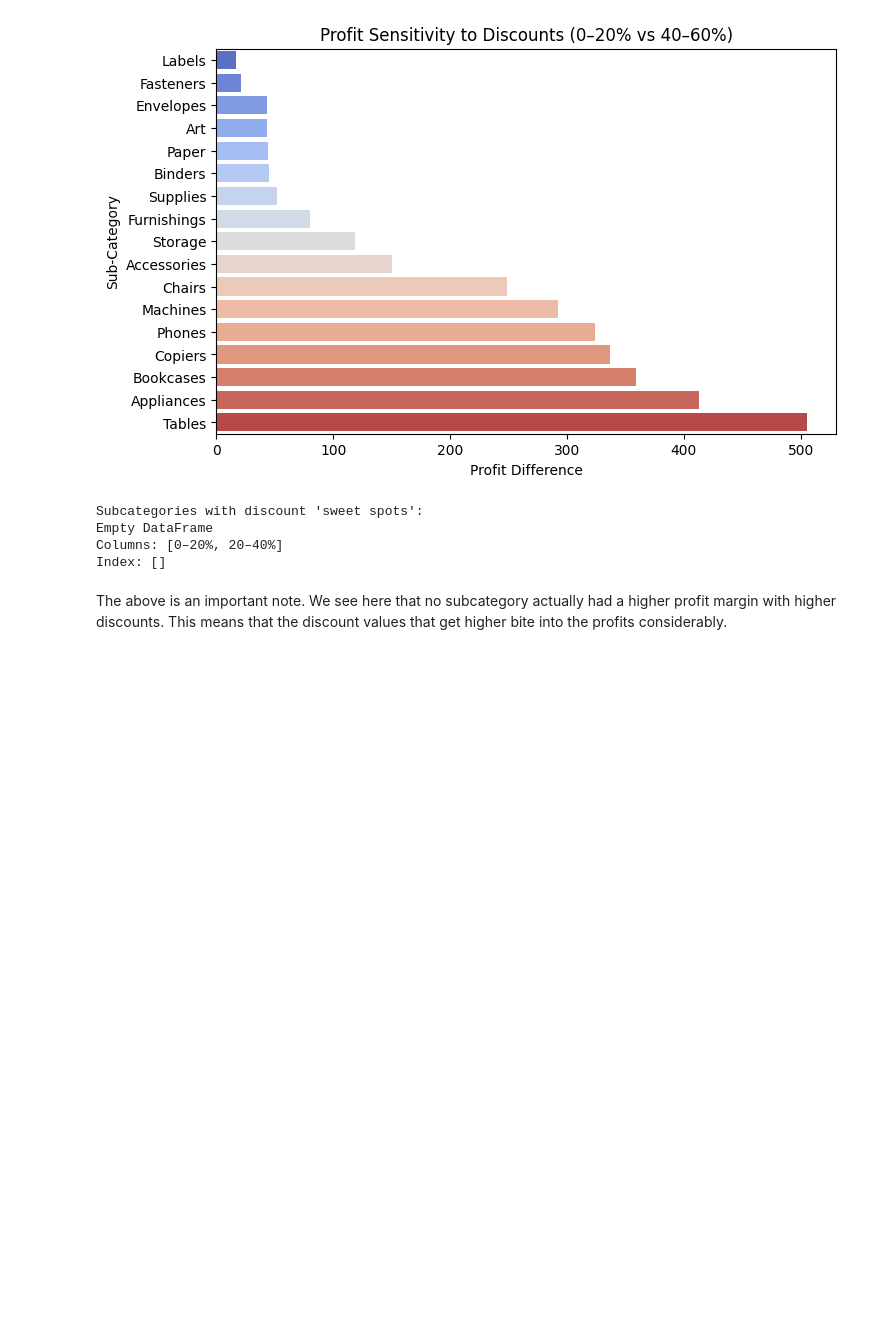
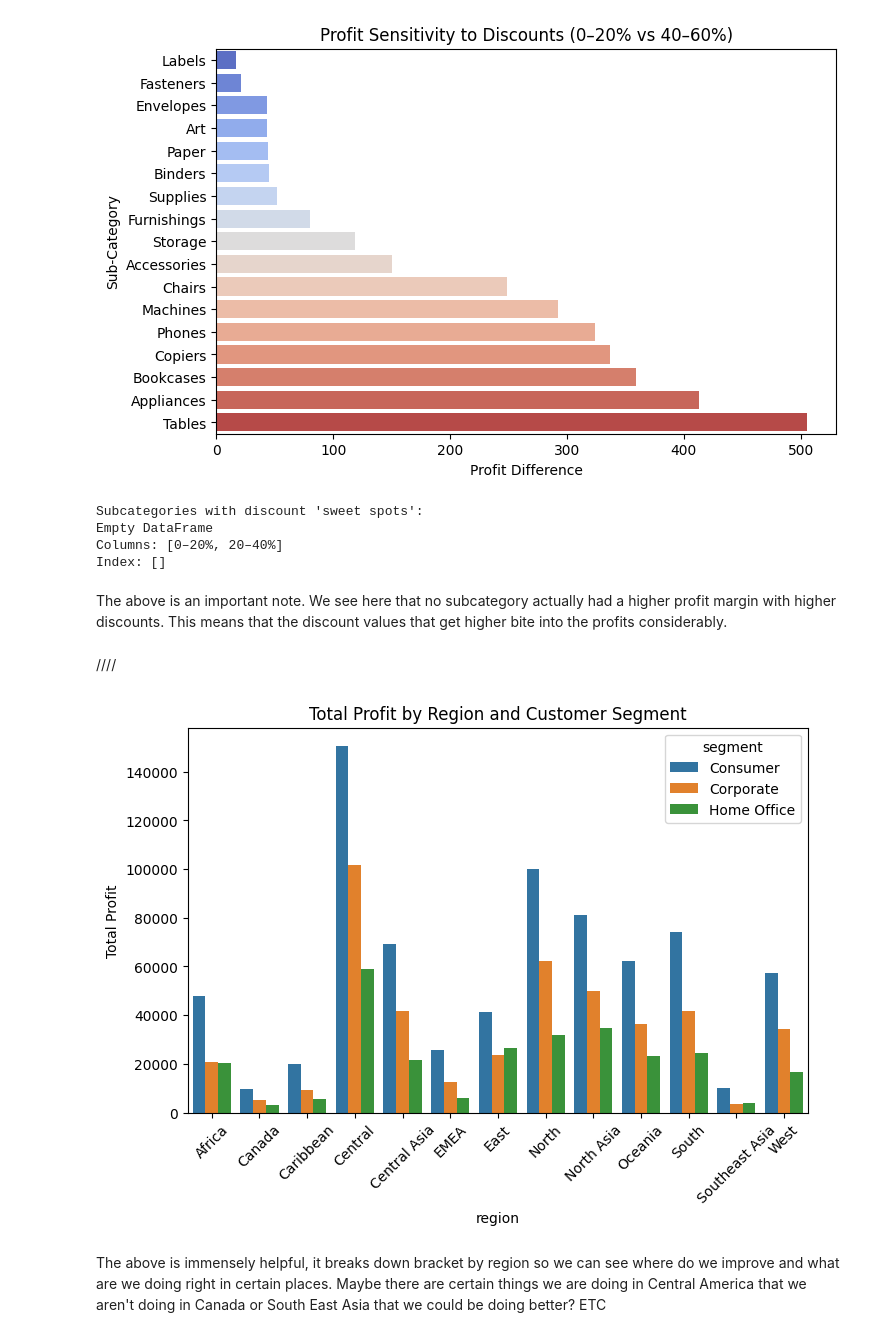
Before and after one commit to Mammirati15/superstore-analysis, a Jupyter notebook: notebooks/01_preprocessing_eda.ipynb, the cells around one changed output. Drawn from its saved outputs; the diff is of its cells as text; code cells hidden in the pictures; blank space fills up the shorter version.

Commit message:
profitibility by Region and segment

```diff
--- a/notebooks/01_preprocessing_eda.ipynb
+++ b/notebooks/01_preprocessing_eda.ipynb
@@ -458,3 +458,22 @@ Columns: [0–20%, 20–40%]
 Index: []
 # %% [markdown]
 The above is an important note.  We see here that no subcategory actually had a higher profit margin with higher discounts.  This means that the discount values that get higher bite into the profits considerably.
+# %% [markdown]
+////
+# %%
+region_segment = (
+    original_df.groupby(['region', 'segment'])['profit']
+    .sum()
+    .reset_index()
+    )
+
+plt.figure(figsize=(8,5))
+sns.barplot(data=region_segment, x='region', y='profit', hue='segment')
+plt.title("Total Profit by Region and Customer Segment")
+plt.ylabel("Total Profit")
+plt.xticks(rotation=45)
+plt.show()
+# %% [output]
+[figure, added]
+# %% [markdown]
+The above is immensely helpful, it breaks down bracket by region so we can see where do we improve and what are we doing right in certain places.  Maybe there are certain things we are doing in Central America that we aren't doing in Canada or South East Asia that we could be doing better? ETC
```
